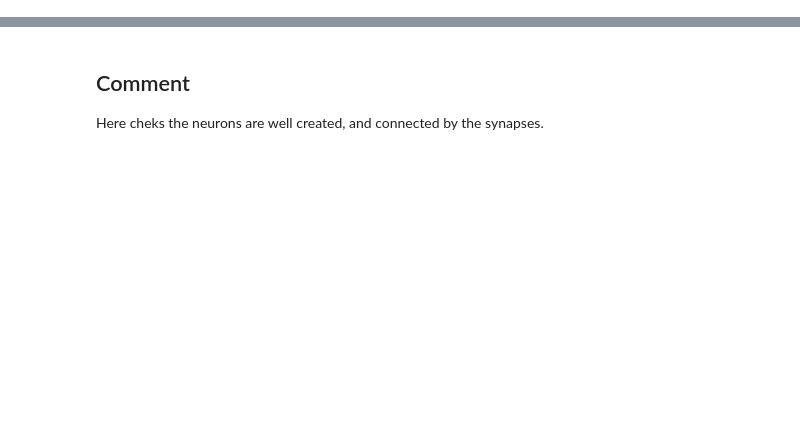
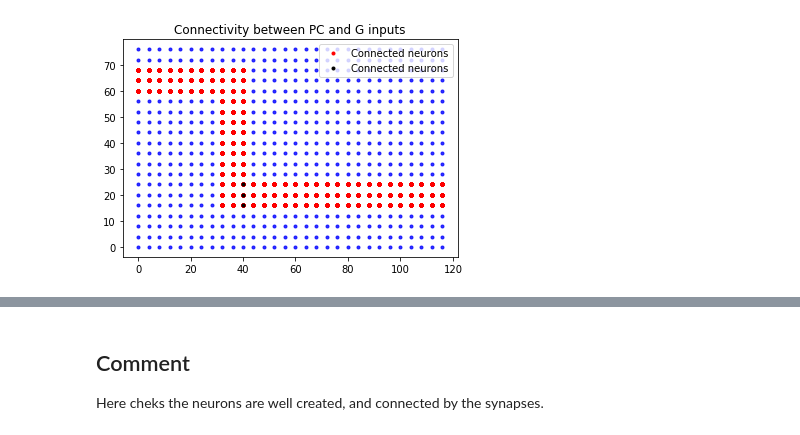
Before and after one commit to Victoriad1996/SemesterProject, a Jupyter notebook: SimpleFairhall/first_project_oop_plots.ipynb, the cells around one changed output, grey strips where cells are left out. Saved outputs shown, nothing was run; the diff lists cells and outputs as text; code cells hidden in the pictures; blank space fills up the shorter version.

```diff
--- a/SimpleFairhall/first_project_oop_plots.ipynb
+++ b/SimpleFairhall/first_project_oop_plots.ipynb
@@ -22,0 +44,6 @@ fm1.plot_neuron_distances(50)
+# %%
+plot_connectivity(fm1, [fm1.SPCG, fm1.SS], "G inputs")
+savefig('PC_Gconnectivity.png')
+show()
+# %% [output]
+[figure, added]
```
Also changed, not shown: parts of 24 cells of this notebook, 2 other files.
